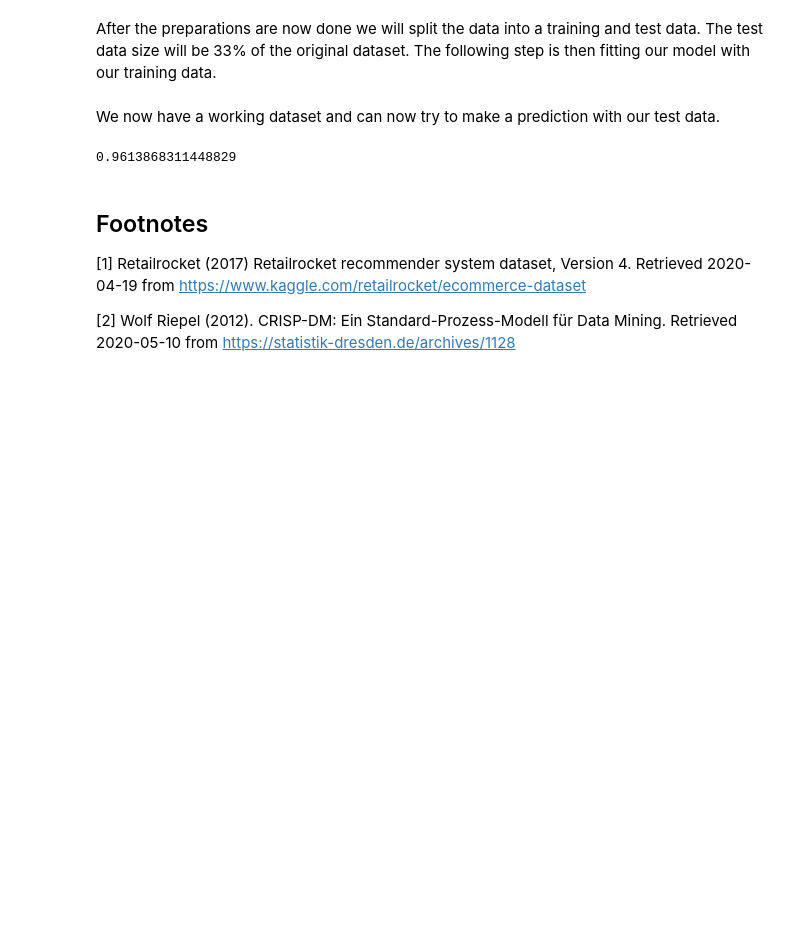
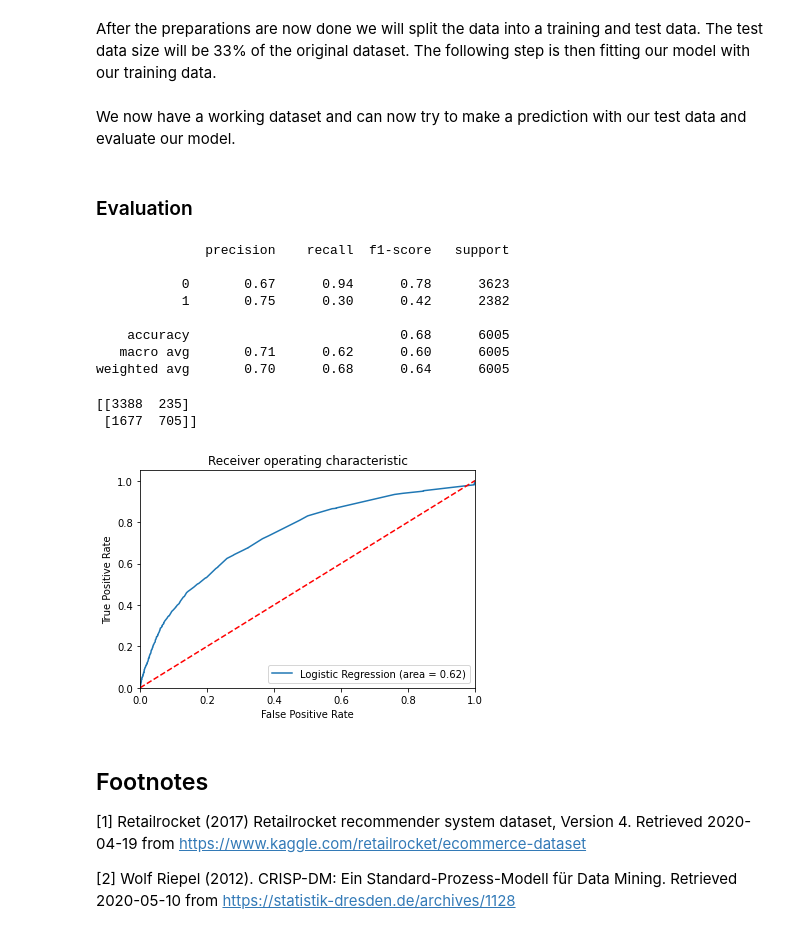
Before and after one commit to tinomerl/ecommerce-recommendation, a Jupyter notebook: ecommerce-user-behaviour.ipynb, the cells around one changed output. Cells and saved outputs as stored; diff of their text form; code cells hidden in the pictures; blank space fills up the shorter version.

Commit message:
model tuning

```diff
--- a/ecommerce-user-behaviour.ipynb
+++ b/ecommerce-user-behaviour.ipynb
@@ -574,6 +574,9 @@ from sklearn import metrics
 modelDf = procEventsDf[
     (procEventsDf["items_view"] >= 3) & (procEventsDf["items_view"] <= 100)
 ].drop(columns=["visitorid", "items_transaction", "items_addtocart"])
+# %%
+dropRows = modelDf[modelDf["bought"] == 0].sample(frac=0.8).index.to_list()
+modelDf.drop(dropRows, inplace=True)
 # %% [markdown]
 After the preparations are now done we will split the data into a training and test data. The test data size will be 33% of the original dataset. The following step is then fitting our model with our training data.
 # %%
@@ -584,15 +587,44 @@ X_train, X_test, y_train, y_test = train_test_split(
     X, y, test_size=0.33, random_state=28
 )
 
-ln_mod = LogisticRegression(multi_class="ovr").fit(X_train, y_train)
+lr_mod = LogisticRegression(multi_class="ovr").fit(X_train, y_train)
 # %% [markdown]
-We now have a working dataset and can now try to make a prediction with our test data.
+We now have a working dataset and can now try to make a prediction with our test data and evaluate our model.
+# %% [markdown]
+### Evaluation<a class="anchor" id="eval"></a>
 # %%
-y_pred = ln_mod.predict(X_test)
-
-metrics.accuracy_score(y_test, y_pred)
+y_pred = lr_mod.predict(X_test)
+print(metrics.classification_report(y_test, y_pred))
 # %% [output]
-0.9613868311448829
+              precision    recall  f1-score   support
+
+           0       0.67      0.94      0.78      3623
+           1       0.75      0.30      0.42      2382
+
+    accuracy                           0.68      6005
+   macro avg       0.71      0.62      0.60      6005
+weighted avg       0.70      0.68      0.64      6005
+# %%
+print(metrics.confusion_matrix(y_test, y_pred))
+# %% [output]
+[[3388  235]
+ [1677  705]]
+# %%
+logit_roc_auc = metrics.roc_auc_score(y_test, y_pred)
+fpr, tpr, thresholds = metrics.roc_curve(y_test, lr_mod.predict_proba(X_test)[:, 1])
+plt.figure()
+plt.plot(fpr, tpr, label="Logistic Regression (area = %0.2f)" % logit_roc_auc)
+plt.plot([0, 1], [0, 1], "r--")
+plt.xlim([0.0, 1.0])
+plt.ylim([0.0, 1.05])
+plt.xlabel("False Positive Rate")
+plt.ylabel("True Positive Rate")
+plt.title("Receiver operating characteristic")
+plt.legend(loc="lower right")
+plt.savefig("Log_ROC")
+plt.show()
+# %% [output]
+[figure, added]
 # %% [markdown]
 ## Footnotes
 [1]<a class="anchor" id="kaggle_dataset"></a> Retailrocket (2017) Retailrocket recommender system dataset, Version 4. Retrieved 2020-04-19 from https://www.kaggle.com/retailrocket/ecommerce-dataset
```
Also changed, not shown: parts of 1 cell of this notebook.
